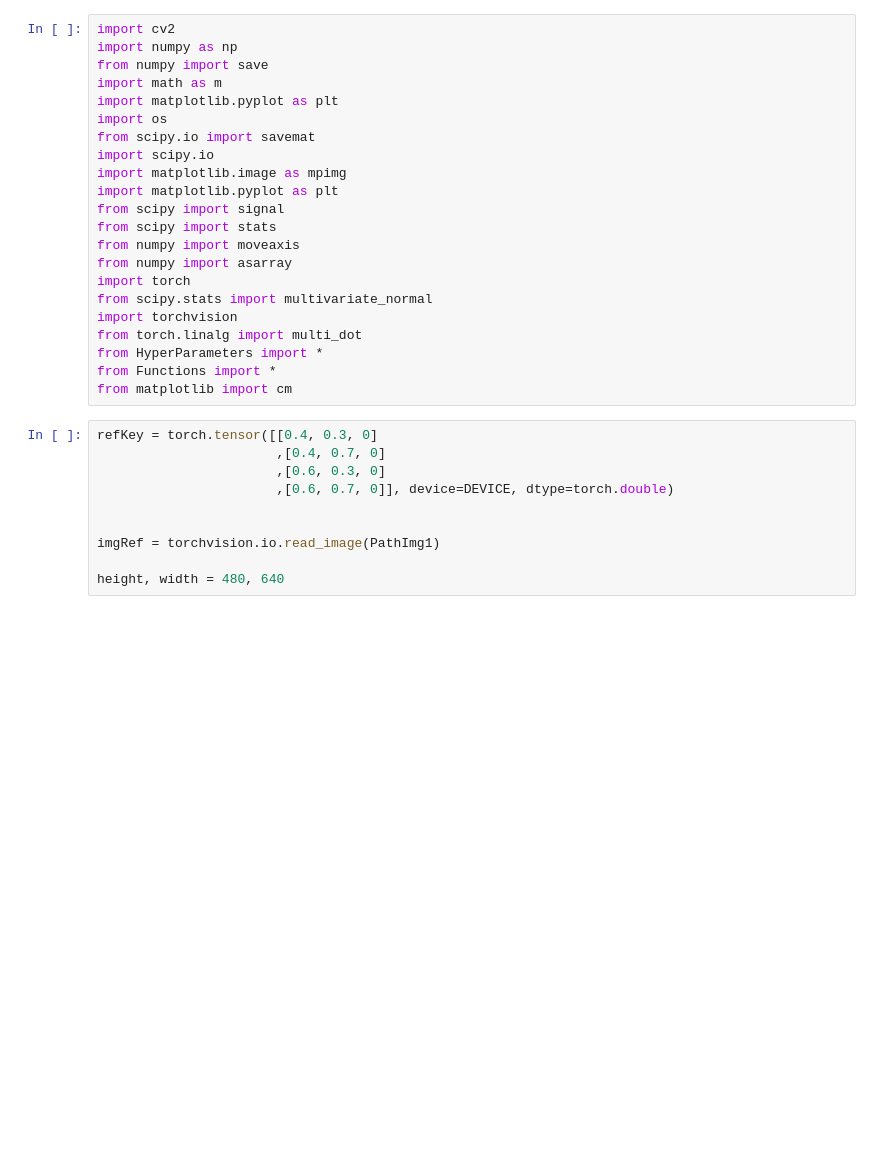
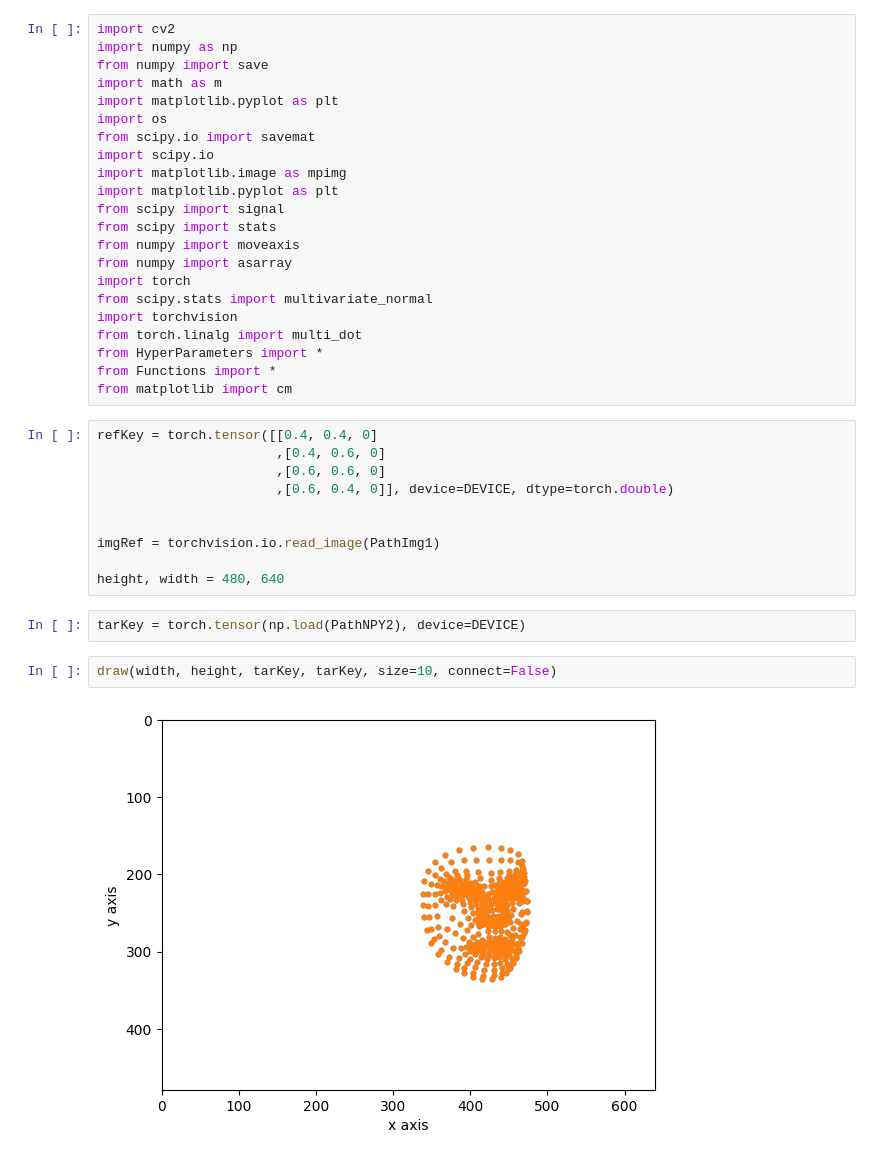
Before and after one commit to aminfadaei116/view-net, a Jupyter notebook: Debug 1 notebook.ipynb, the cells around one changed output. Drawn from its saved outputs; the diff is of its cells as text; blank space fills up the shorter version.

```diff
--- a/Debug 1 notebook.ipynb
+++ b/Debug 1 notebook.ipynb
@@ -21,15 +21,21 @@ from HyperParameters import *
 from Functions import *
 from matplotlib import cm
 # %%
-refKey = torch.tensor([[0.4, 0.3, 0]
-                       ,[0.4, 0.7, 0]
-                       ,[0.6, 0.3, 0]
-                       ,[0.6, 0.7, 0]], device=DEVICE, dtype=torch.double)
+refKey = torch.tensor([[0.4, 0.4, 0]
+                       ,[0.4, 0.6, 0]
+                       ,[0.6, 0.6, 0]
+                       ,[0.6, 0.4, 0]], device=DEVICE, dtype=torch.double)
 
 
 imgRef = torchvision.io.read_image(PathImg1)
 
 height, width = 480, 640
+# %%
+tarKey = torch.tensor(np.load(PathNPY2), device=DEVICE)
+# %%
+draw(width, height, tarKey, tarKey, size=10, connect=False)
+# %% [output]
+[figure, added]
 # %%
 draw(width, height, refKey, refKey, size=10, connect=False)
 # %% [output]
```
Also changed, not shown: parts of 19 cells of this notebook, 8 other files.
